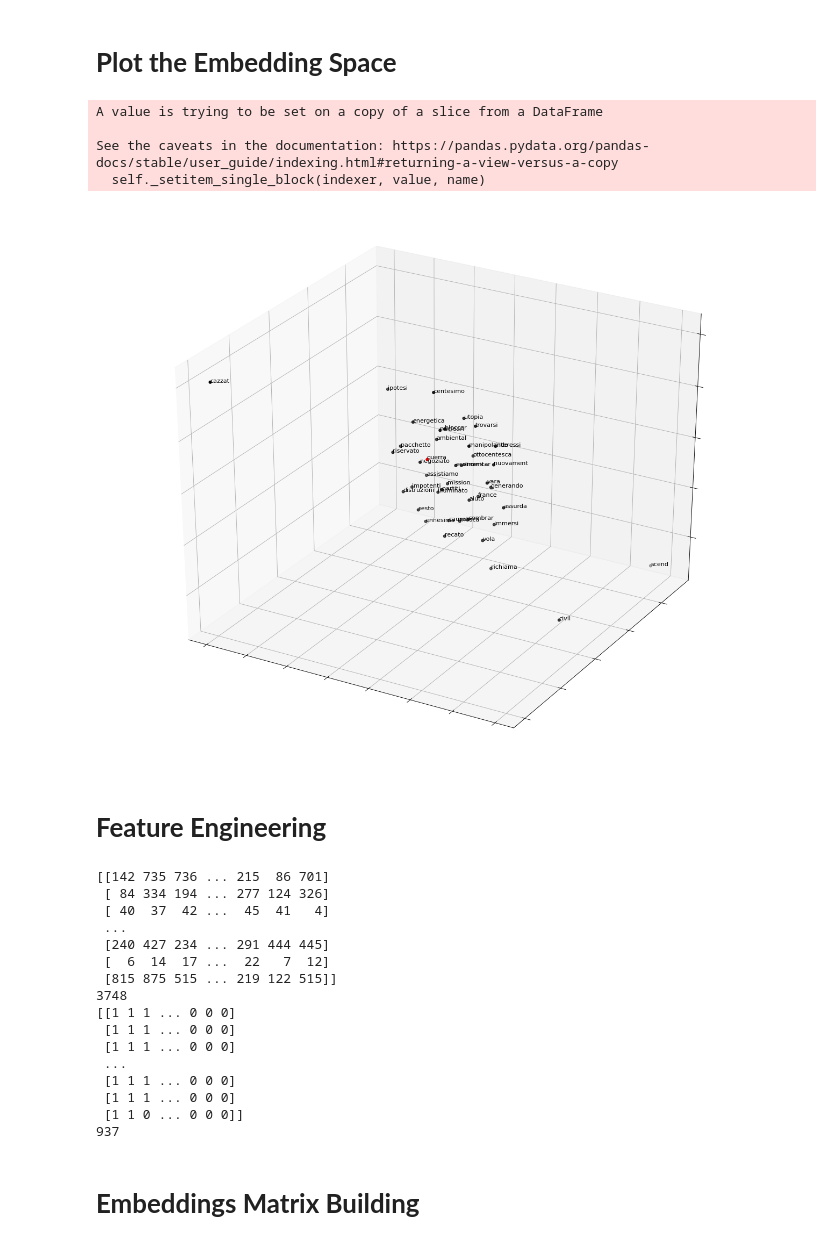
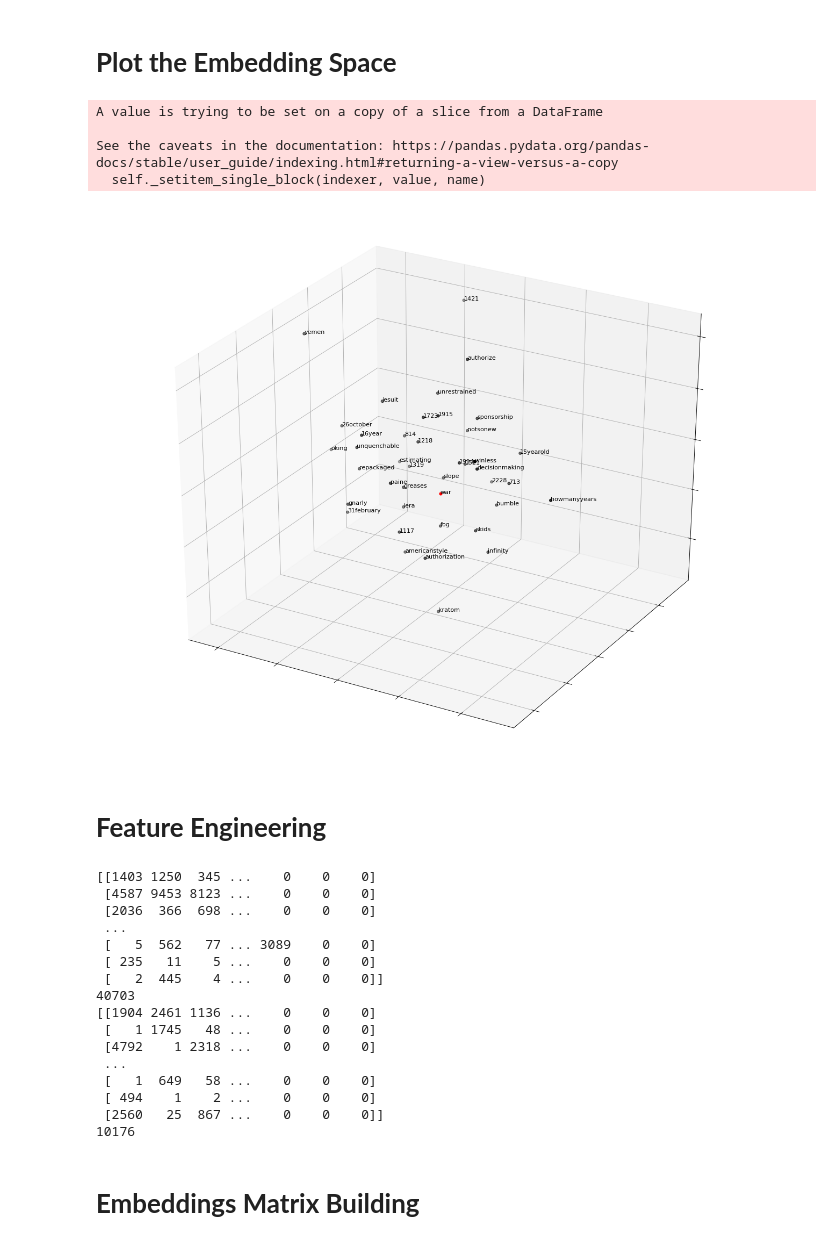
Before and after one commit to neural1977/bert_sentiment__emotions_topic_modeling, a Jupyter notebook: word_embeddings_ai_nlp.ipynb, the cells around one changed output. Drawn from its saved outputs; the diff is of its cells as text; code cells hidden in the pictures.

```diff
--- a/word_embeddings_ai_nlp.ipynb
+++ b/word_embeddings_ai_nlp.ipynb
@@ -38,8 +43,12 @@ True
 # **All Globals**
 # %%
 pretrained_embeddings = False
-benchmark = False
+benchmark = True
 language = "italian" # english
+ht_to_exclude = ['#ANSA']
+default_callbacks = []
+save_best_model = True
+early_stopping = False
 # %% [markdown]
 # **All General Functions Definitions**
 # %%
@@ -174,8 +189,10 @@ else:
   fig.suptitle("Hashtags Distribution", fontsize=12)
   data["hashtag"].reset_index().groupby("hashtag").count().sort_values(by="index", ascending = False)[0:10].plot(kind="barh", legend=False, ax=ax, color = "green").grid(axis='x')
   ht = data["hashtag"].reset_index().groupby("hashtag").count().sort_values(by="index", ascending = False)[0:10]
+  ht_list = list(ht.index)
+  ht_list = C = [x for x in ht_list if x not in ht_to_exclude]    # exclude some hashtags
   plt.show()
-  filter = "$|".join(list(ht.index))
+  filter = "$|".join(ht_list)
   data = data[data.hashtag.str.contains(filter)]
   data.hashtag.value_counts()
   data = data.rename(columns={"hashtag":"labels", "TEXT":"text"})
@@ -226,7 +259,7 @@ def clean_text(text, stemming=False, remove_stopwords = True, lemmatization=True
 # %% [markdown]
 # **Data Cleaning**
 # %%
-data["text_clean"] = data["text"].apply(lambda x: clean_text(x, remove_stopwords = True, stemming=True, lemmatization=True))
+data["text_clean"] = data["text"].apply(lambda x: clean_text(x, remove_stopwords = True, stemming=False, lemmatization=False))
 explore_data(data)
 # %% [output]
 Head of Data:
@@ -313,7 +350,7 @@ else:
 # %% [markdown]
 #**Language Model Sanity Check**
 # %%
-word = "guerra"
+word = "war"
 embedding_model[word].shape
 print("Embeddings Coefficients for the word: ", word)
 print("\n")
@@ -361,13 +398,13 @@ def embedding_space_visualization(root_word, model, plot_3d = True, plot_2d = Fa
 # %% [markdown]
 # **Plot the Embedding Space**
 # %%
-embedding_space_visualization("guerra", embedding_model)
+embedding_space_visualization("war", embedding_model)
 # %% [output]
 A value is trying to be set on a copy of a slice from a DataFrame
 
 See the caveats in the documentation: https://pandas.pydata.org/pandas-docs/stable/user_guide/indexing.html#returning-a-view-versus-a-copy
   self._setitem_single_block(indexer, value, name)
-[figure, old version]
+[figure, new version]
 # %% [markdown]
  # **Feature Engineering**
 # %%
@@ -397,22 +434,22 @@ print(len(train_x))
 print(test_x)
 print(len(test_x))
 # %% [output]
-[[142 735 736 ... 215  86 701]
- [ 84 334 194 ... 277 124 326]
- [ 40  37  42 ...  45  41   4]
+[[1403 1250  345 ...    0    0    0]
+ [4587 9453 8123 ...    0    0    0]
+ [2036  366  698 ...    0    0    0]
  ...
- [240 427 234 ... 291 444 445]
- [  6  14  17 ...  22   7  12]
- [815 875 515 ... 219 122 515]]
-3748
-[[1 1 1 ... 0 0 0]
- [1 1 1 ... 0 0 0]
- [1 1 1 ... 0 0 0]
+ [   5  562   77 ... 3089    0    0]
+ [ 235   11    5 ...    0    0    0]
+ [   2  445    4 ...    0    0    0]]
+40703
+[[1904 2461 1136 ...    0    0    0]
+ [   1 1745   48 ...    0    0    0]
+ [4792    1 2318 ...    0    0    0]
  ...
- [1 1 1 ... 0 0 0]
- [1 1 1 ... 0 0 0]
- [1 1 0 ... 0 0 0]]
-937
+ [   1  649   58 ...    0    0    0]
+ [ 494    1    2 ...    0    0    0]
+ [2560   25  867 ...    0    0    0]]
+10176
 # %% [markdown]
 # **Embeddings Matrix Building**
 # %%
```
Also changed, not shown: parts of 23 cells of this notebook.
